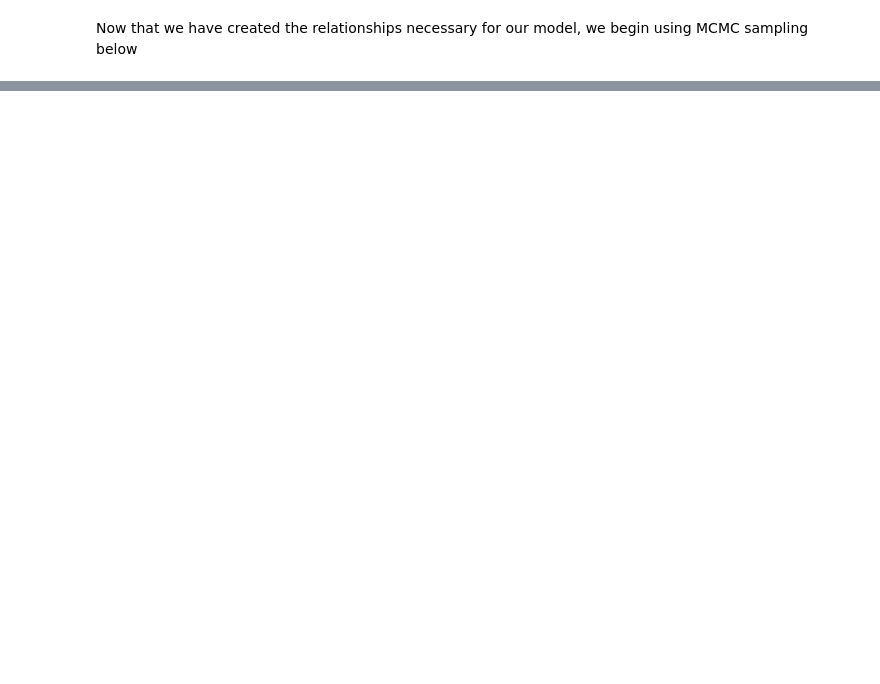
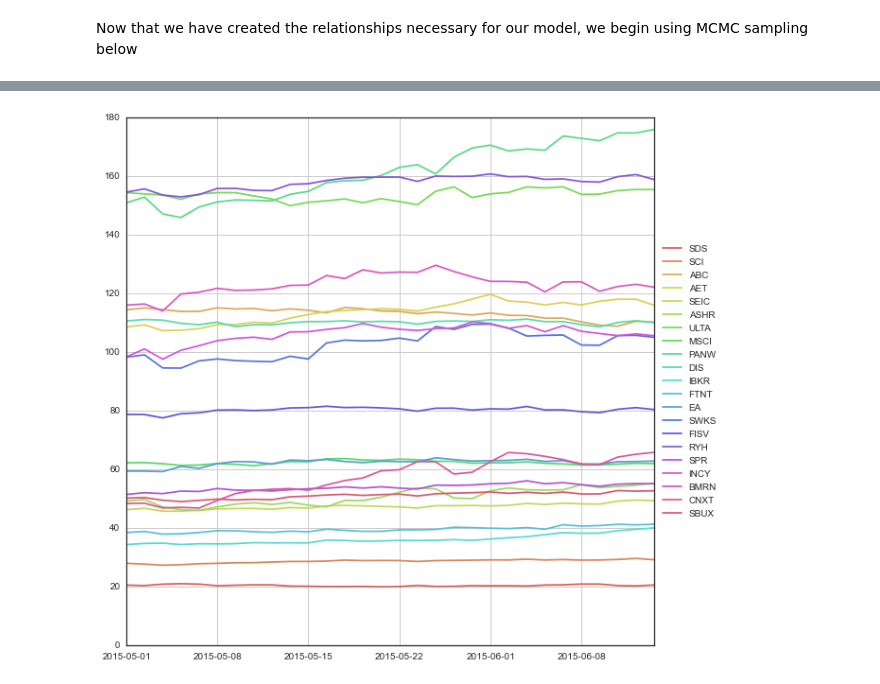
Before and after one commit to jonahwilliams/notebooks, a Jupyter notebook: independent_study/StockMarketAnalysisBayes.ipynb, the cells around one changed output, grey strips where cells are left out. Saved outputs shown, nothing was run; the diff lists cells and outputs as text; code cells hidden in the pictures; blank space fills up the shorter version.

```diff
--- a/independent_study/StockMarketAnalysisBayes.ipynb
+++ b/independent_study/StockMarketAnalysisBayes.ipynb
@@ -153,0 +180,3 @@ plt.show()
+# %%
+portfolio = pd.read_excel("/Users/jonahwilliams/Downloads/Portfolio Positions3.xlsx")
+portfolio
@@ -153,0 +201,17 @@ plt.show()
+# %%
+# Get Prices
+data = []
+for tick in portfolio.Ticker.values:
+    temp = pd.DataFrame(
+            yst.get_historical_prices(tick,"2015-05-01","2015-06-14"))\
+           .transpose()[['Adj Close']].astype(float)
+    temp.columns = [tick]
+    data.append(temp)
+prices = pd.concat(data, axis=1)
+# %%
+colors = sns.color_palette("hls", len(portfolio))
+prices.plot(figsize=(10,10), color=colors)
+plt.legend(loc='center left', bbox_to_anchor=(1, 0.5))
+plt.show()
+# %% [output]
+[figure, added]
```
Also changed, not shown: parts of 19 cells of this notebook.
